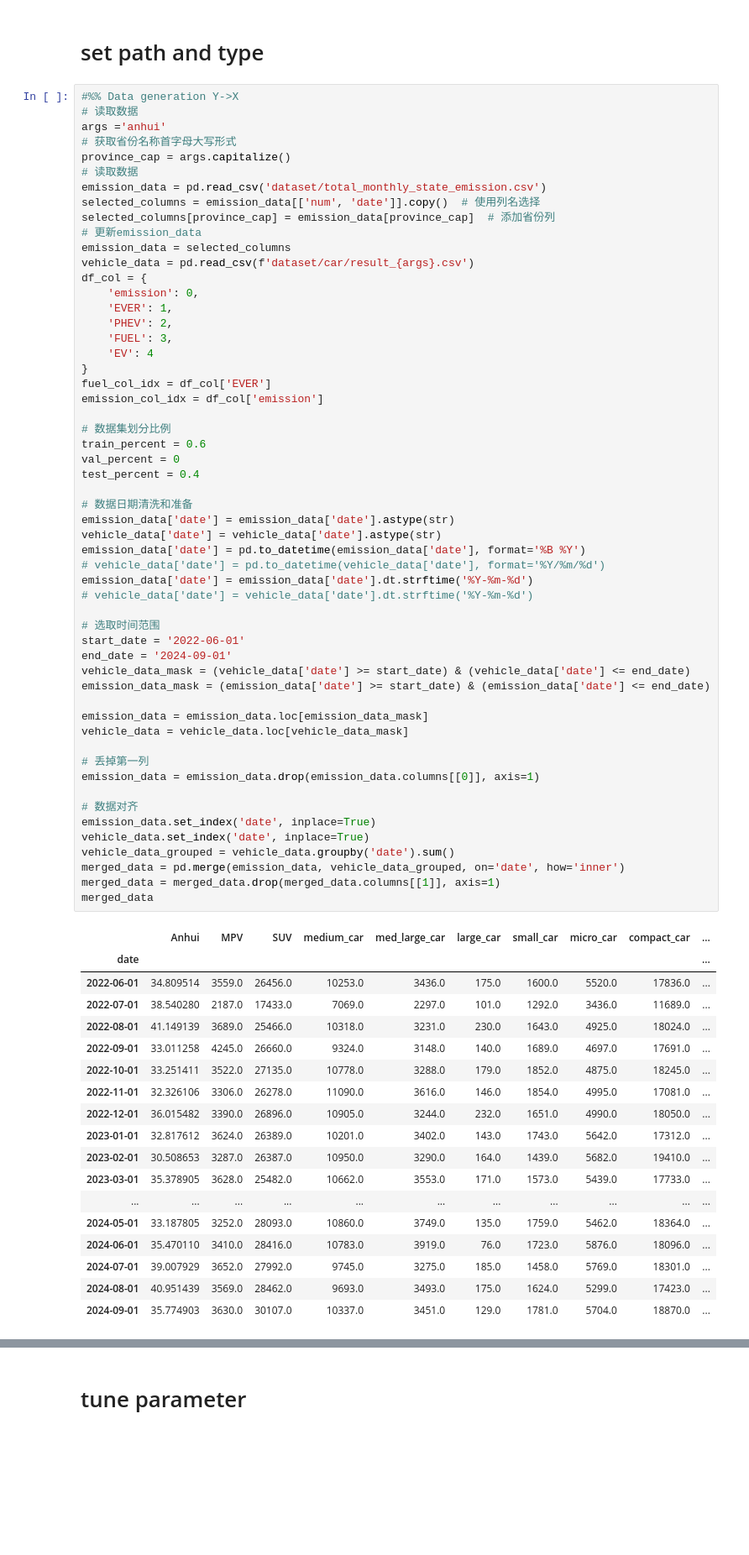
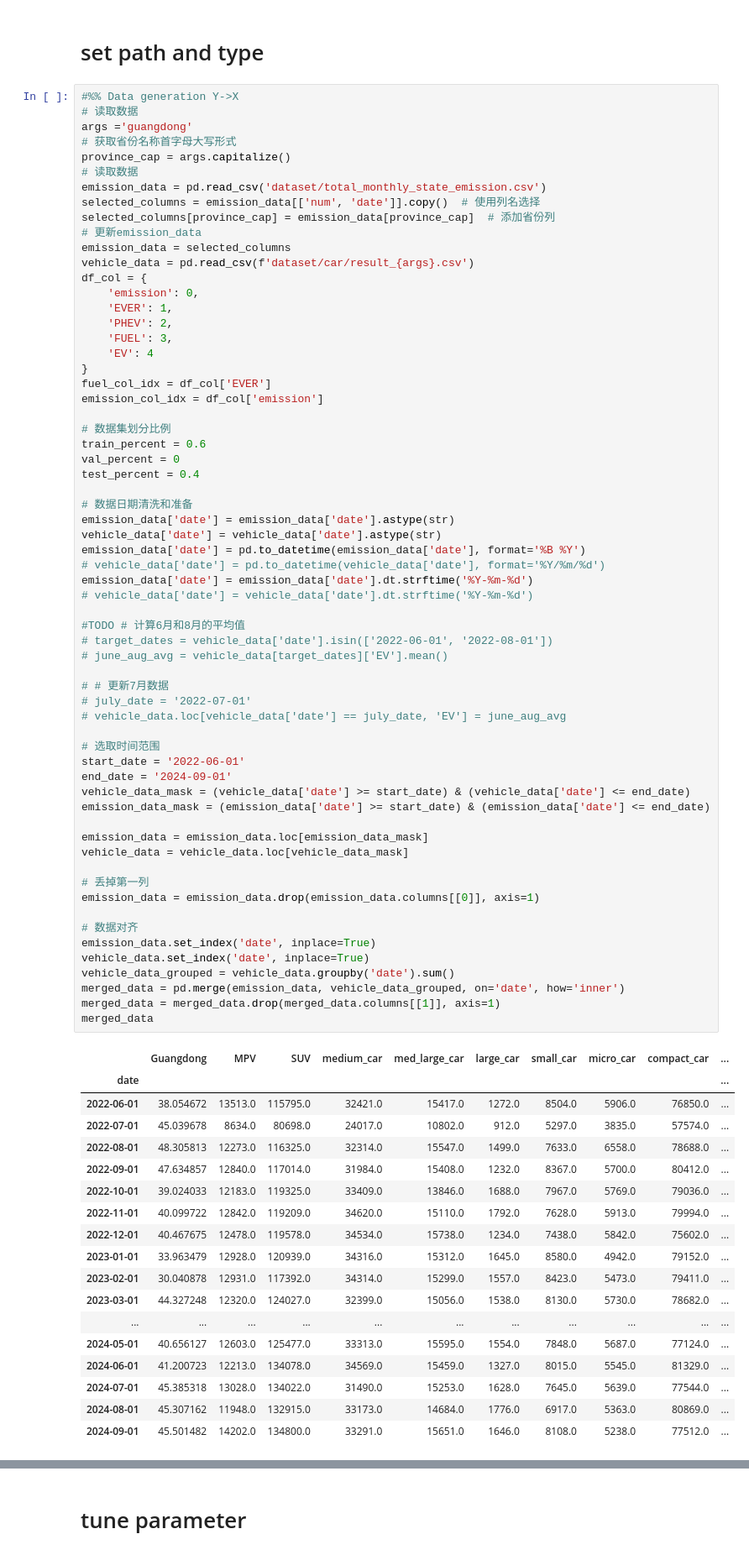
Before and after one commit to iamzhentang/causal, a Jupyter notebook: Nonlincausality/my_run.ipynb, the cells around one changed output, grey strips where cells are left out. Shown at 84% size. Saved outputs shown, nothing was run; the diff lists cells and outputs as text; blank space fills up the shorter version.

```diff
--- a/Nonlincausality/my_run.ipynb
+++ b/Nonlincausality/my_run.ipynb
@@ -20,7 +20,7 @@ import pandas as pd
 # %%
 #%% Data generation Y->X
 # 读取数据
-args ='anhui'
+args ='guangdong'
 # 获取省份名称首字母大写形式
 province_cap = args.capitalize()
 # 读取数据
@@ -46,51 +46,59 @@ val_percent = 0
 test_percent = 0.4
 
 # 数据日期清洗和准备
 emission_data['date'] = emission_data['date'].astype(str)
 vehicle_data['date'] = vehicle_data['date'].astype(str)
 emission_data['date'] = pd.to_datetime(emission_data['date'], format='%B %Y')
 # vehicle_data['date'] = pd.to_datetime(vehicle_data['date'], format='%Y/%m/%d')
 emission_data['date'] = emission_data['date'].dt.strftime('%Y-%m-%d')
 # vehicle_data['date'] = vehicle_data['date'].dt.strftime('%Y-%m-%d')
 
+#TODO # 计算6月和8月的平均值
+# target_dates = vehicle_data['date'].isin(['2022-06-01', '2022-08-01'])
+# june_aug_avg = vehicle_data[target_dates]['EV'].mean()
+
+# # 更新7月数据
+# july_date = '2022-07-01'
+# vehicle_data.loc[vehicle_data['date'] == july_date, 'EV'] = june_aug_avg
+
 # 选取时间范围
 start_date = '2022-06-01'
 end_date = '2024-09-01'
 vehicle_data_mask = (vehicle_data['date'] >= start_date) & (vehicle_data['date'] <= end_date)
 emission_data_mask = (emission_data['date'] >= start_date) & (emission_data['date'] <= end_date)
 
 emission_data = emission_data.loc[emission_data_mask]
 vehicle_data = vehicle_data.loc[vehicle_data_mask]
 
 # 丢掉第一列
 emission_data = emission_data.drop(emission_data.columns[[0]], axis=1)
 
 # 数据对齐
 emission_data.set_index('date', inplace=True)
 vehicle_data.set_index('date', inplace=True)
 vehicle_data_grouped = vehicle_data.groupby('date').sum()
 merged_data = pd.merge(emission_data, vehicle_data_grouped, on='date', how='inner')
 merged_data = merged_data.drop(merged_data.columns[[1]], axis=1)
 merged_data
 # %% [output]
-|  | Anhui | MPV | SUV | medium_car | med_large_car | large_car | small_car | micro_car | compact_car | ... |
+|  | Guangdong | MPV | SUV | medium_car | med_large_car | large_car | small_car | micro_car | compact_car | ... |
 | date |  |  |  |  |  |  |  |  |  | ... |
-| 2022-06-01 | 34.809514 | 3559.0 | 26456.0 | 10253.0 | 3436.0 | 175.0 | 1600.0 | 5520.0 | 17836.0 | ... |
-| 2022-07-01 | 38.540280 | 2187.0 | 17433.0 | 7069.0 | 2297.0 | 101.0 | 1292.0 | 3436.0 | 11689.0 | ... |
-| 2022-08-01 | 41.149139 | 3689.0 | 25466.0 | 10318.0 | 3231.0 | 230.0 | 1643.0 | 4925.0 | 18024.0 | ... |
-| 2022-09-01 | 33.011258 | 4245.0 | 26660.0 | 9324.0 | 3148.0 | 140.0 | 1689.0 | 4697.0 | 17691.0 | ... |
-| 2022-10-01 | 33.251411 | 3522.0 | 27135.0 | 10778.0 | 3288.0 | 179.0 | 1852.0 | 4875.0 | 18245.0 | ... |
-| 2022-11-01 | 32.326106 | 3306.0 | 26278.0 | 11090.0 | 3616.0 | 146.0 | 1854.0 | 4995.0 | 17081.0 | ... |
-| 2022-12-01 | 36.015482 | 3390.0 | 26896.0 | 10905.0 | 3244.0 | 232.0 | 1651.0 | 4990.0 | 18050.0 | ... |
-| 2023-01-01 | 32.817612 | 3624.0 | 26389.0 | 10201.0 | 3402.0 | 143.0 | 1743.0 | 5642.0 | 17312.0 | ... |
-| 2023-02-01 | 30.508653 | 3287.0 | 26387.0 | 10950.0 | 3290.0 | 164.0 | 1439.0 | 5682.0 | 19410.0 | ... |
-| 2023-03-01 | 35.378905 | 3628.0 | 25482.0 | 10662.0 | 3553.0 | 171.0 | 1573.0 | 5439.0 | 17733.0 | ... |
+| 2022-06-01 | 38.054672 | 13513.0 | 115795.0 | 32421.0 | 15417.0 | 1272.0 | 8504.0 | 5906.0 | 76850.0 | ... |
+| 2022-07-01 | 45.039678 | 8634.0 | 80698.0 | 24017.0 | 10802.0 | 912.0 | 5297.0 | 3835.0 | 57574.0 | ... |
+| 2022-08-01 | 48.305813 | 12273.0 | 116325.0 | 32314.0 | 15547.0 | 1499.0 | 7633.0 | 6558.0 | 78688.0 | ... |
+| 2022-09-01 | 47.634857 | 12840.0 | 117014.0 | 31984.0 | 15408.0 | 1232.0 | 8367.0 | 5700.0 | 80412.0 | ... |
+| 2022-10-01 | 39.024033 | 12183.0 | 119325.0 | 33409.0 | 13846.0 | 1688.0 | 7967.0 | 5769.0 | 79036.0 | ... |
+| 2022-11-01 | 40.099722 | 12842.0 | 119209.0 | 34620.0 | 15110.0 | 1792.0 | 7628.0 | 5913.0 | 79994.0 | ... |
+| 2022-12-01 | 40.467675 | 12478.0 | 119578.0 | 34534.0 | 15738.0 | 1234.0 | 7438.0 | 5842.0 | 75602.0 | ... |
+| 2023-01-01 | 33.963479 | 12928.0 | 120939.0 | 34316.0 | 15312.0 | 1645.0 | 8580.0 | 4942.0 | 79152.0 | ... |
+| 2023-02-01 | 30.040878 | 12931.0 | 117392.0 | 34314.0 | 15299.0 | 1557.0 | 8423.0 | 5473.0 | 79411.0 | ... |
+| 2023-03-01 | 44.327248 | 12320.0 | 124027.0 | 32399.0 | 15056.0 | 1538.0 | 8130.0 | 5730.0 | 78682.0 | ... |
 | ... | ... | ... | ... | ... | ... | ... | ... | ... | ... | ... |
-| 2024-05-01 | 33.187805 | 3252.0 | 28093.0 | 10860.0 | 3749.0 | 135.0 | 1759.0 | 5462.0 | 18364.0 | ... |
-| 2024-06-01 | 35.470110 | 3410.0 | 28416.0 | 10783.0 | 3919.0 | 76.0 | 1723.0 | 5876.0 | 18096.0 | ... |
-| 2024-07-01 | 39.007929 | 3652.0 | 27992.0 | 9745.0 | 3275.0 | 185.0 | 1458.0 | 5769.0 | 18301.0 | ... |
-| 2024-08-01 | 40.951439 | 3569.0 | 28462.0 | 9693.0 | 3493.0 | 175.0 | 1624.0 | 5299.0 | 17423.0 | ... |
-| 2024-09-01 | 35.774903 | 3630.0 | 30107.0 | 10337.0 | 3451.0 | 129.0 | 1781.0 | 5704.0 | 18870.0 | ... |
+| 2024-05-01 | 40.656127 | 12603.0 | 125477.0 | 33313.0 | 15595.0 | 1554.0 | 7848.0 | 5687.0 | 77124.0 | ... |
+| 2024-06-01 | 41.200723 | 12213.0 | 134078.0 | 34569.0 | 15459.0 | 1327.0 | 8015.0 | 5545.0 | 81329.0 | ... |
+| 2024-07-01 | 45.385318 | 13028.0 | 134022.0 | 31490.0 | 15253.0 | 1628.0 | 7645.0 | 5639.0 | 77544.0 | ... |
+| 2024-08-01 | 45.307162 | 11948.0 | 132915.0 | 33173.0 | 14684.0 | 1776.0 | 6917.0 | 5363.0 | 80869.0 | ... |
+| 2024-09-01 | 45.501482 | 14202.0 | 134800.0 | 33291.0 | 15651.0 | 1646.0 | 8108.0 | 5238.0 | 77512.0 | ... |
 28 rows × 35 columns
 # %%
 from sklearn.preprocessing import MinMaxScaler, StandardScaler
```
Also changed, not shown: parts of 3 cells of this notebook, 2 other files.
